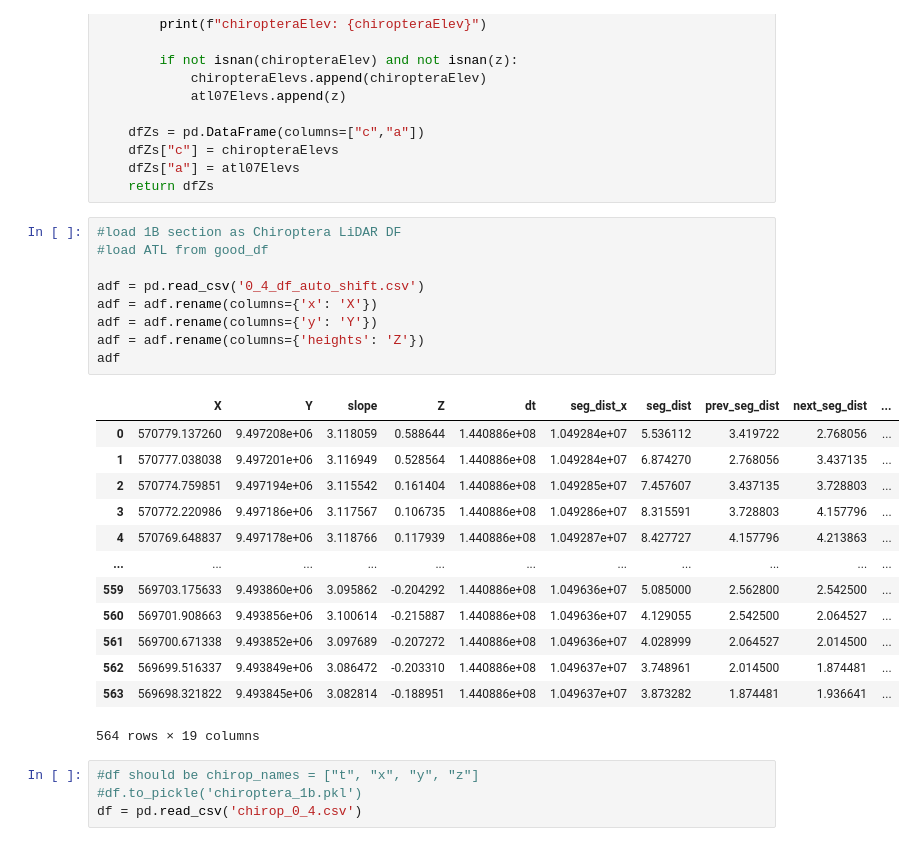
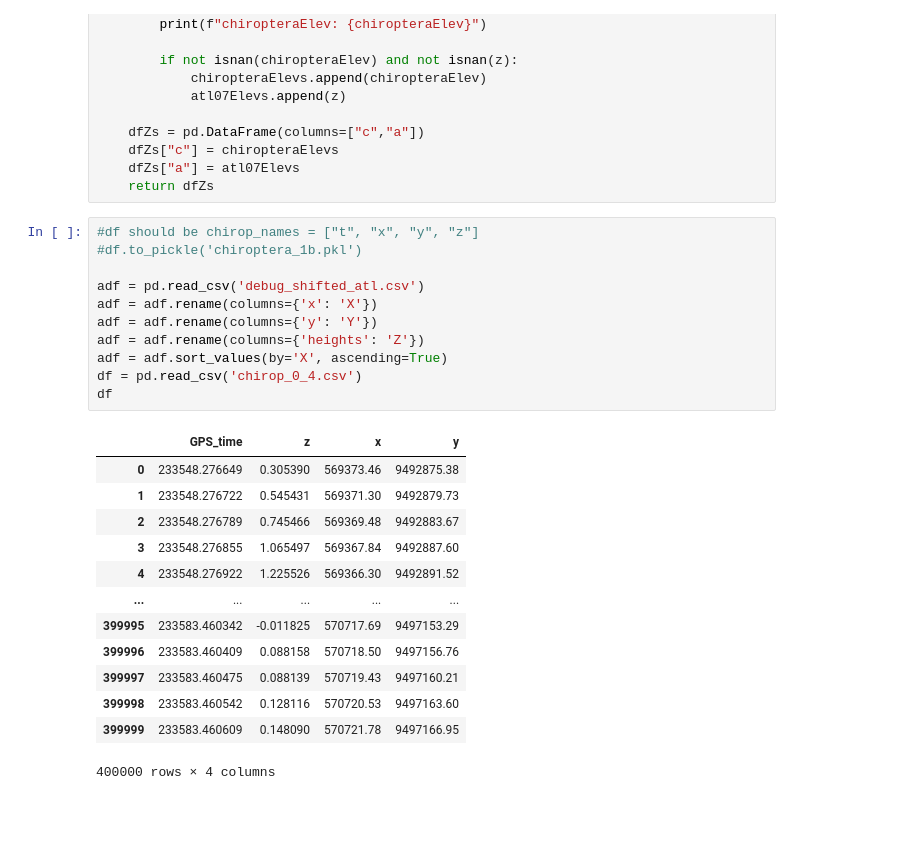
Before and after one commit to rkique/icesat2-align, a Jupyter notebook: check_image/Compare_ATL_Lidar.ipynb, the cells around one changed output. Cells and saved outputs as stored; diff of their text form; blank space fills up the shorter version.

```diff
--- a/check_image/Compare_ATL_Lidar.ipynb
+++ b/check_image/Compare_ATL_Lidar.ipynb
@@ -70,29 +70,27 @@ def compareToATL07(chiropteraDataFrame, atl07DataFrame):
     dfZs["a"] = atl07Elevs
     return dfZs
 # %%
-#load 1B section as Chiroptera LiDAR DF
-#load ATL from good_df
+#df should be chirop_names = ["t", "x", "y", "z"]
+#df.to_pickle('chiroptera_1b.pkl')
 
-adf = pd.read_csv('0_4_df_auto_shift.csv')
+adf = pd.read_csv('debug_shifted_atl.csv')
 adf = adf.rename(columns={'x': 'X'})
 adf = adf.rename(columns={'y': 'Y'})
 adf = adf.rename(columns={'heights': 'Z'})
-adf
+adf = adf.sort_values(by='X', ascending=True)
+df = pd.read_csv('chirop_0_4.csv')
+df
 # %% [output]
-|  | X | Y | slope | Z | dt | seg_dist_x | seg_dist | prev_seg_dist | next_seg_dist | ... |
-| 0 | 570779.137260 | 9.497208e+06 | 3.118059 | 0.588644 | 1.440886e+08 | 1.049284e+07 | 5.536112 | 3.419722 | 2.768056 | ... |
-| 1 | 570777.038038 | 9.497201e+06 | 3.116949 | 0.528564 | 1.440886e+08 | 1.049284e+07 | 6.874270 | 2.768056 | 3.437135 | ... |
-| 2 | 570774.759851 | 9.497194e+06 | 3.115542 | 0.161404 | 1.440886e+08 | 1.049285e+07 | 7.457607 | 3.437135 | 3.728803 | ... |
-| 3 | 570772.220986 | 9.497186e+06 | 3.117567 | 0.106735 | 1.440886e+08 | 1.049286e+07 | 8.315591 | 3.728803 | 4.157796 | ... |
-| 4 | 570769.648837 | 9.497178e+06 | 3.118766 | 0.117939 | 1.440886e+08 | 1.049287e+07 | 8.427727 | 4.157796 | 4.213863 | ... |
-| ... | ... | ... | ... | ... | ... | ... | ... | ... | ... | ... |
-| 559 | 569703.175633 | 9.493860e+06 | 3.095862 | -0.204292 | 1.440886e+08 | 1.049636e+07 | 5.085000 | 2.562800 | 2.542500 | ... |
-| 560 | 569701.908663 | 9.493856e+06 | 3.100614 | -0.215887 | 1.440886e+08 | 1.049636e+07 | 4.129055 | 2.542500 | 2.064527 | ... |
-| 561 | 569700.671338 | 9.493852e+06 | 3.097689 | -0.207272 | 1.440886e+08 | 1.049636e+07 | 4.028999 | 2.064527 | 2.014500 | ... |
-| 562 | 569699.516337 | 9.493849e+06 | 3.086472 | -0.203310 | 1.440886e+08 | 1.049637e+07 | 3.748961 | 2.014500 | 1.874481 | ... |
-| 563 | 569698.321822 | 9.493845e+06 | 3.082814 | -0.188951 | 1.440886e+08 | 1.049637e+07 | 3.873282 | 1.874481 | 1.936641 | ... |
+|  | GPS_time | z | x | y |
+| 0 | 233548.276649 | 0.305390 | 569373.46 | 9492875.38 |
+| 1 | 233548.276722 | 0.545431 | 569371.30 | 9492879.73 |
+| 2 | 233548.276789 | 0.745466 | 569369.48 | 9492883.67 |
+| 3 | 233548.276855 | 1.065497 | 569367.84 | 9492887.60 |
+| 4 | 233548.276922 | 1.225526 | 569366.30 | 9492891.52 |
+| ... | ... | ... | ... | ... |
+| 399995 | 233583.460342 | -0.011825 | 570717.69 | 9497153.29 |
+| 399996 | 233583.460409 | 0.088158 | 570718.50 | 9497156.76 |
+| 399997 | 233583.460475 | 0.088139 | 570719.43 | 9497160.21 |
+| 399998 | 233583.460542 | 0.128116 | 570720.53 | 9497163.60 |
+| 399999 | 233583.460609 | 0.148090 | 570721.78 | 9497166.95 |
-564 rows × 19 columns
+400000 rows × 4 columns
-# %%
-#df should be chirop_names = ["t", "x", "y", "z"]
-#df.to_pickle('chiroptera_1b.pkl')
-df = pd.read_csv('chirop_0_4.csv')
```
Also changed, not shown: parts of 3 cells of this notebook, 38 other files.
